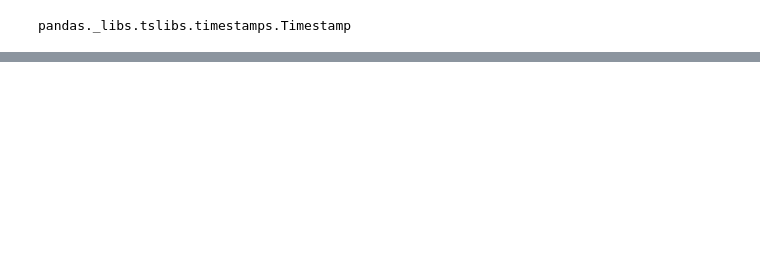
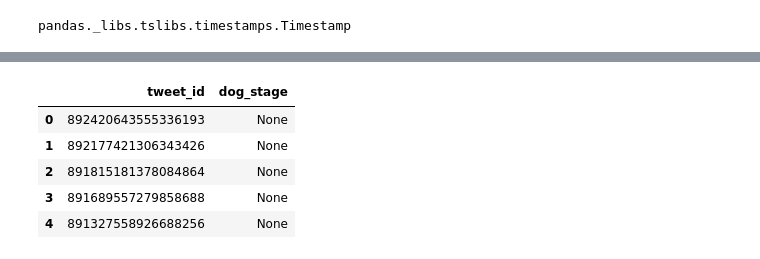
Before and after one commit to vijayelango/DataWrangling, a Jupyter notebook: wrangle_act.ipynb, the cells around one changed output, grey strips where cells are left out. Cells and saved outputs as stored; diff of their text form; code cells hidden in the pictures; blank space fills up the shorter version.

```diff
--- a/wrangle_act.ipynb
+++ b/wrangle_act.ipynb
@@ -551,0 +569,9 @@ pandas._libs.tslibs.timestamps.Timestamp
+# %%
+df1_cleanmelt.head()
+# %% [output]
+|  | tweet_id | dog_stage |
+| 0 | 892420643555336193 | None |
+| 1 | 892177421306343426 | None |
+| 2 | 891815181378084864 | None |
+| 3 | 891689557279858688 | None |
+| 4 | 891327558926688256 | None |
```
Also changed, not shown: parts of 17 cells of this notebook.
